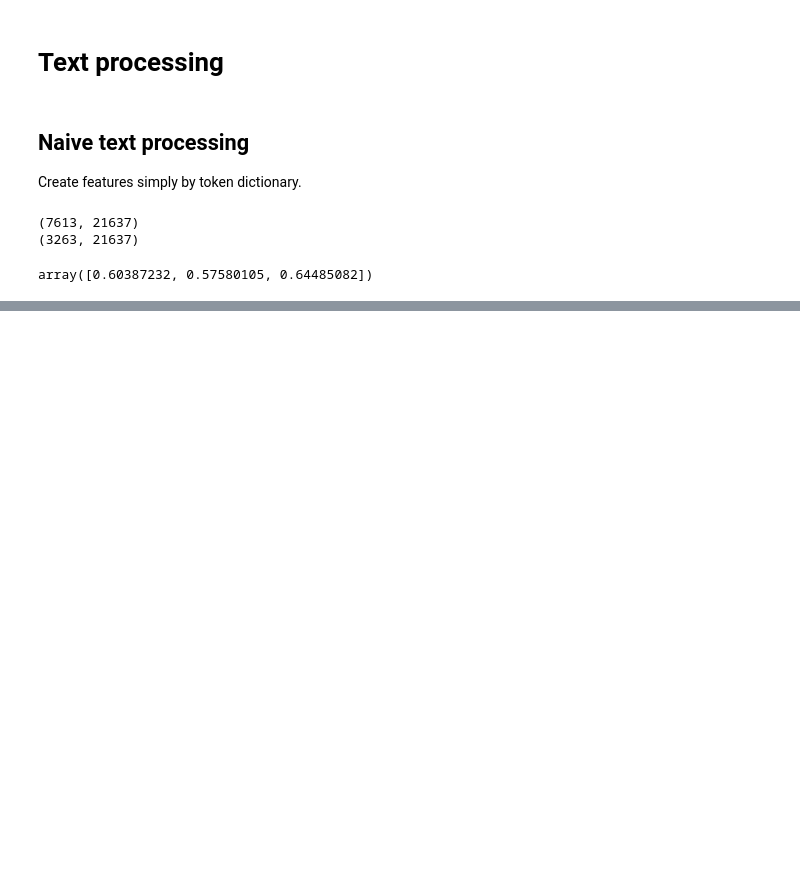
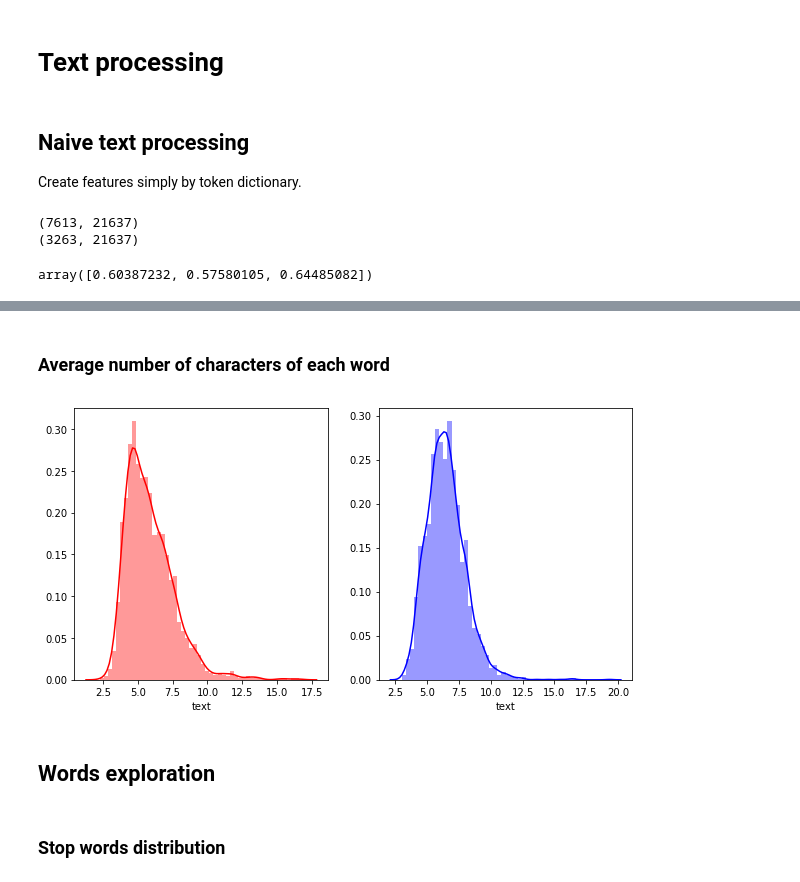
Before and after one commit to crazywooooorm/NLP_for_Disaster_Tweets, a Jupyter notebook: Code/notebook/Tweets_EDA.ipynb, the cells around one changed output, grey strips where cells are left out. Drawn from its saved outputs; the diff is of its cells as text; code cells hidden in the pictures; blank space fills up the shorter version.

```diff
--- a/Code/notebook/Tweets_EDA.ipynb
+++ b/Code/notebook/Tweets_EDA.ipynb
@@ -66,0 +95,17 @@ pred_val = ridge.predict(test_vec)
+# %% [markdown]
+### Average number of characters of each word
+# %%
+fig, (ax1, ax2) = plt.subplots(1, 2, figsize=(10, 5))
+sns.distplot(train_df[train_df['target']==0]['text'].str.split().map(lambda x:np.mean([len(i) for i in x])),\
+             ax = ax1, \
+             color = 'red')
+sns.distplot(train_df[train_df['target']==1]['text'].str.split().map(lambda x:np.mean([len(i) for i in x])), \
+             ax = ax2, \
+             color = 'blue')
+plt.show()
+# %% [output]
+[figure, added]
+# %% [markdown]
+## Words exploration
+# %% [markdown]
+### Stop words distribution
```
Also changed, not shown: parts of 13 cells of this notebook.
